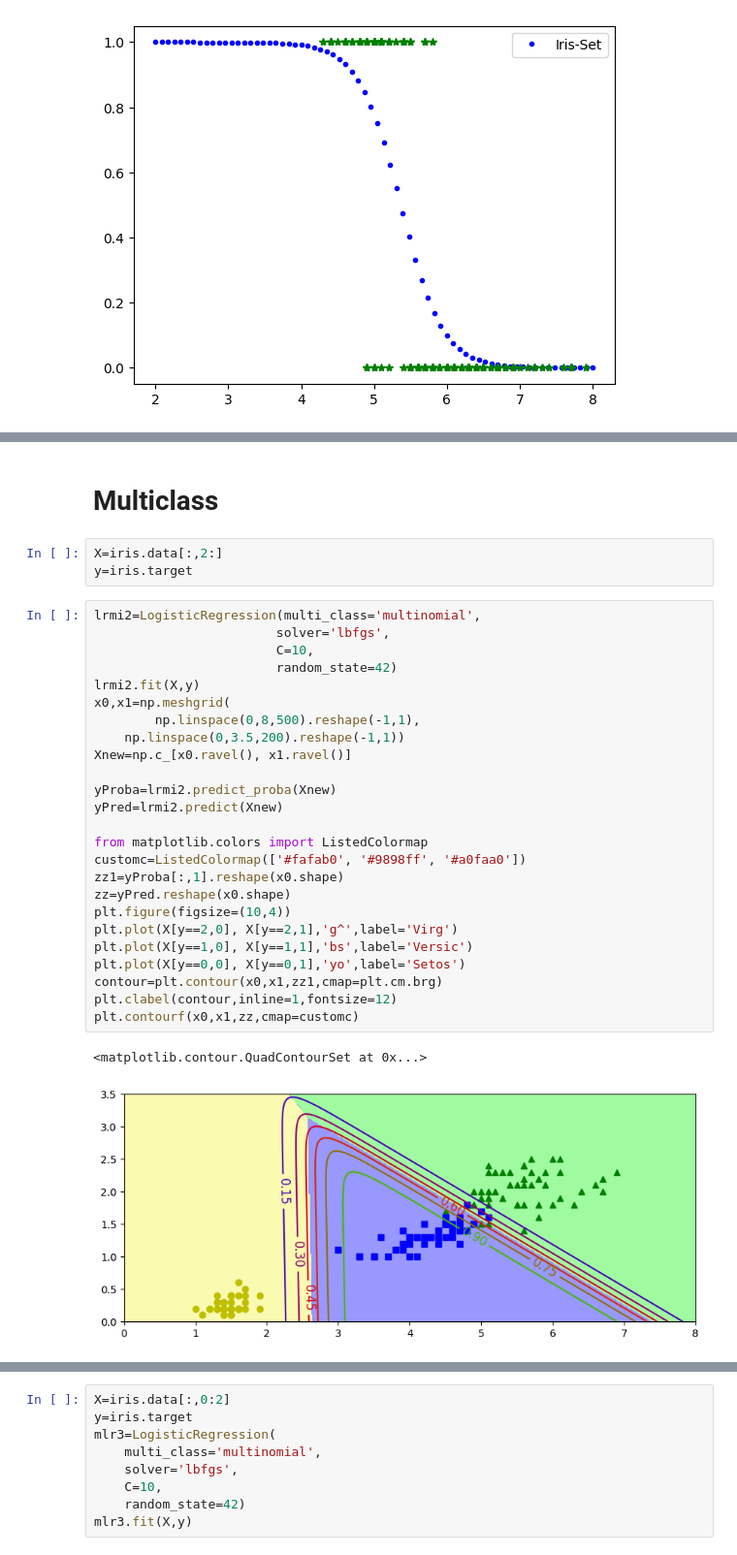
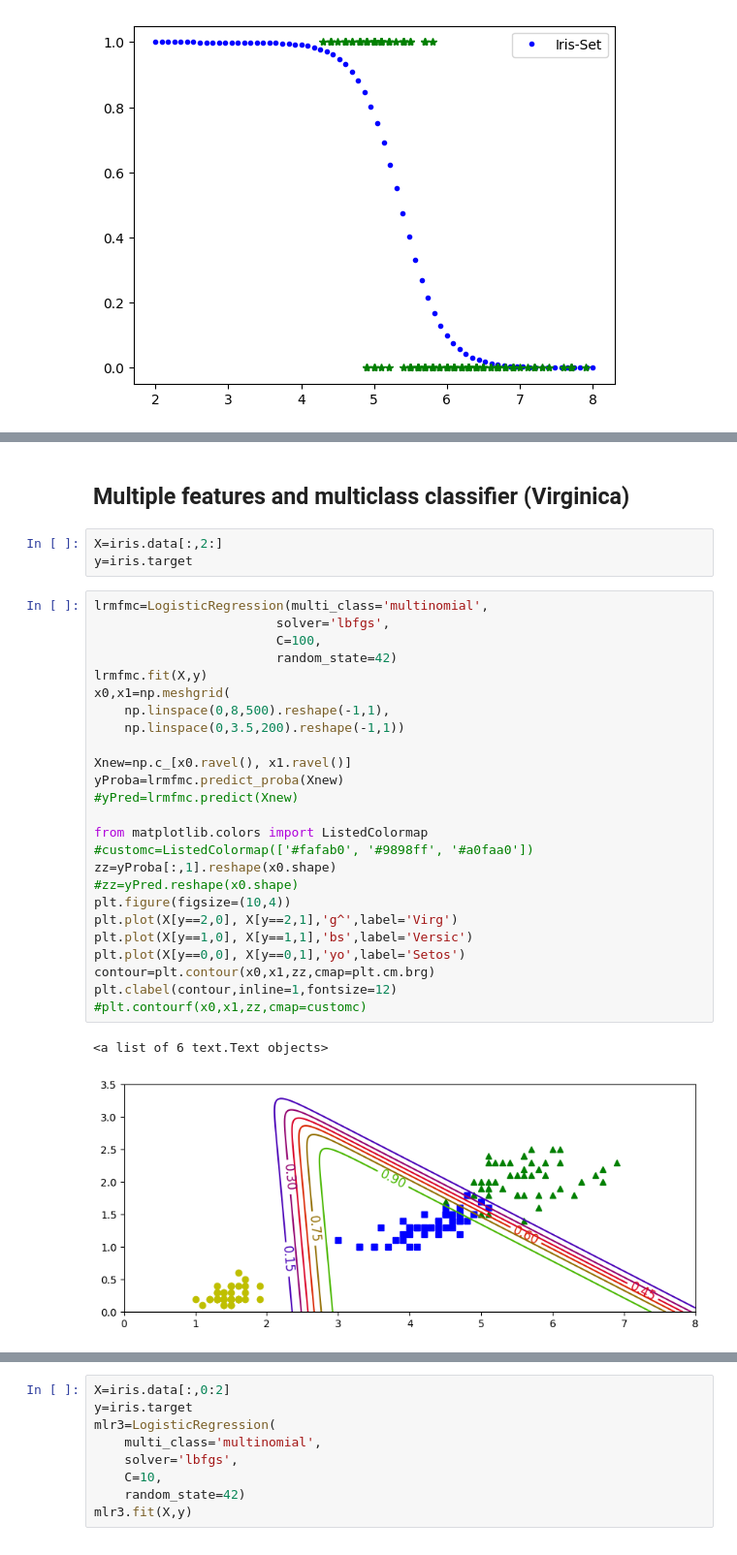
Before and after one commit to ITM-AI/2-logistic-regression, a Jupyter notebook: logistic-regressor.ipynb, the cells around one changed output, grey strips where cells are left out. Shown at 97% size. Saved outputs shown, nothing was run; the diff lists cells and outputs as text.

```diff
--- a/logistic-regressor.ipynb
+++ b/logistic-regressor.ipynb
@@ -175,34 +178,34 @@ plt.legend()
 [figure]
 # %% [markdown]
-# Multiclass
+## Multiple features and multiclass classifier (Virginica)
 # %%
 X=iris.data[:,2:]
 y=iris.target
 # %%
-lrmi2=LogisticRegression(multi_class='multinomial',
+lrmfmc=LogisticRegression(multi_class='multinomial',
                         solver='lbfgs',
-                        C=10,
+                        C=100,
                         random_state=42)
-lrmi2.fit(X,y)
+lrmfmc.fit(X,y)
 x0,x1=np.meshgrid(
-        np.linspace(0,8,500).reshape(-1,1),
+    np.linspace(0,8,500).reshape(-1,1),
     np.linspace(0,3.5,200).reshape(-1,1))
+
 Xnew=np.c_[x0.ravel(), x1.ravel()]
-
-yProba=lrmi2.predict_proba(Xnew)
-yPred=lrmi2.predict(Xnew)
+yProba=lrmfmc.predict_proba(Xnew)
+#yPred=lrmfmc.predict(Xnew)
 
 from matplotlib.colors import ListedColormap
-customc=ListedColormap(['#fafab0', '#9898ff', '#a0faa0'])
-zz1=yProba[:,1].reshape(x0.shape)
-zz=yPred.reshape(x0.shape)
+#customc=ListedColormap(['#fafab0', '#9898ff', '#a0faa0'])
+zz=yProba[:,1].reshape(x0.shape)
+#zz=yPred.reshape(x0.shape)
 plt.figure(figsize=(10,4))
 plt.plot(X[y==2,0], X[y==2,1],'g^',label='Virg')
 plt.plot(X[y==1,0], X[y==1,1],'bs',label='Versic')
 plt.plot(X[y==0,0], X[y==0,1],'yo',label='Setos')
-contour=plt.contour(x0,x1,zz1,cmap=plt.cm.brg)
+contour=plt.contour(x0,x1,zz,cmap=plt.cm.brg)
 plt.clabel(contour,inline=1,fontsize=12)
-plt.contourf(x0,x1,zz,cmap=customc)
+#plt.contourf(x0,x1,zz,cmap=customc)
 # %% [output]
-<matplotlib.contour.QuadContourSet at 0x...>
+<a list of 6 text.Text objects>
-[figure, old version]
+[figure, new version]
```
Also changed, not shown: parts of 18 cells of this notebook.
